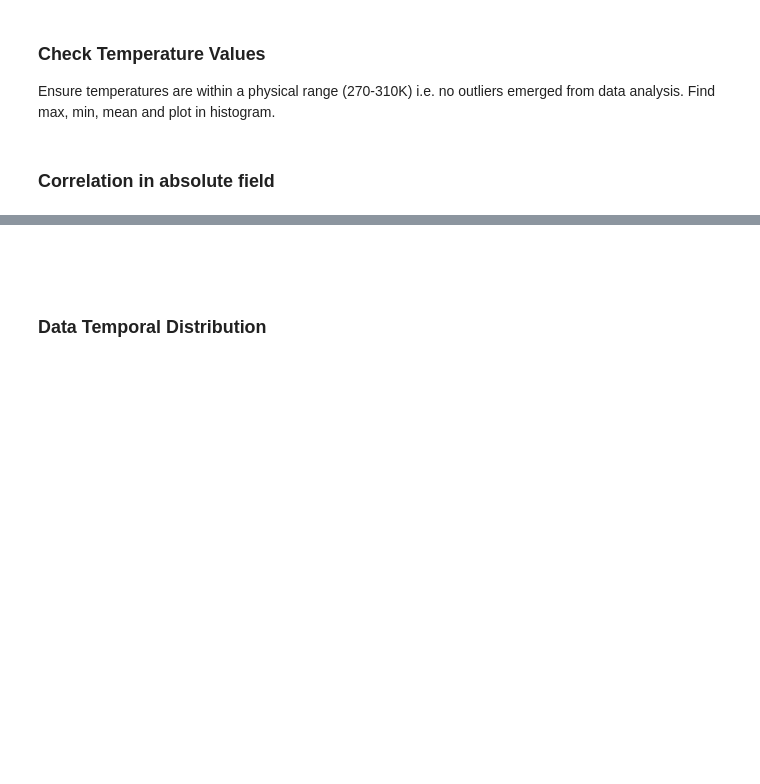
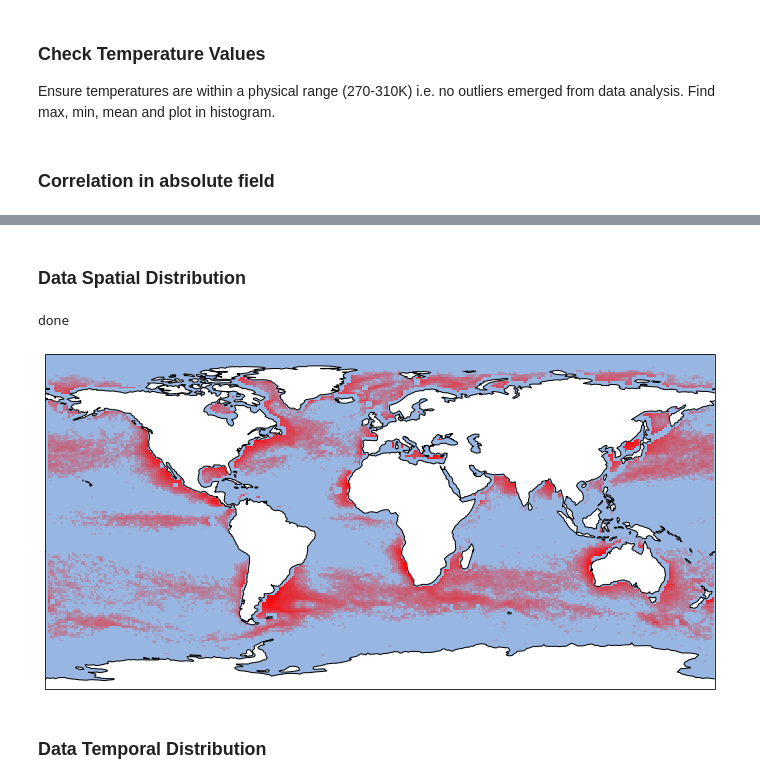
Before and after one commit to MEH04/sst_super_res, a Jupyter notebook: data_analysis.ipynb, the cells around one changed output, grey strips where cells are left out. Cells and saved outputs as stored; diff of their text form; code cells hidden in the pictures; blank space fills up the shorter version.

```diff
--- a/data_analysis.ipynb
+++ b/data_analysis.ipynb
@@ -94,8 +99,14 @@ plt.show()
-# %%
-gRsst_grad = xr.Dataset({
-    "x_grad": gRsst.differentiate('x'),
-    "y_grad": gRsst.differentiate('y')})
-sstL4_grad = xr.Dataset({
-    "x_grad": sstL4.differentiate('x'),
-    "y_grad": sstL4.differentiate('y')})
+# %%
+## Find grad corr
+grad_corr = []
+for file in file_list:
+    ds = xr.open_dataset(file)
+    gRsst_x_grad = ds.gRsst.differentiate('x')
+    gRsst_y_grad = ds.gRsst.differentiate('y')
+    gRsst_grad = (gRsst_x_grad**2 + gRsst_y_grad**2)**(1/2)
+    sstL4_x_grad = ds.sstL4.differentiate('x')
+    sstL4_y_grad = ds.sstL4.differentiate('y')
+    sstL4_grad = (sstL4_x_grad**2 + sstL4_y_grad**2)**(1/2)
+    grad_corr.append(xr.corr(sstL4_grad, gRsst_grad, dim={'x','y'}))
+grad_corr = xr.concat(grad_corr, dim='i')
 # %%
@@ -144,59 +174,63 @@ TypeError: Invalid shape (48,) for image data
 # %% [markdown]
-~~~Data Spatial Distribution
+### Data Spatial Distribution
 # %%
-ds_c = xr.Dataset({"y": ds.centre.sel(s=0),
-                "x": ds.centre.sel(s=1)})
-
-x_min = int(ds_c.x.min())
-x_max = int(ds_c.x.max())
-y_min = int(ds_c.y.min())
-y_max = int(ds_c.y.max())
+x_min = -180
+x_max = 180
+y_min = -90
+y_max = 90
 
 fig = plt.figure(figsize=(12,24))
 ax = fig.add_subplot(1, 1, 1, projection=ccrs.PlateCarree())
 ax.set_extent([x_min, x_max, y_min, y_max], crs=ccrs.PlateCarree())
 
-#ax.add_feature(cfeature.LAND)
 ax.add_feature(cfeature.OCEAN)
 ax.add_feature(cfeature.COASTLINE)
 
 colour = "#00FF0010"
 
 # record the number of scenes that fall into each (y,x) box
 counts = {}
 
 # track the maximum number of scenes in any bin
 max_count = 0
 
-# define the bin size in m
+# define the bin size in degrees
 sz=1
 
-n = ds_c.x.shape[0]
-for i in range(0,n):
+n = ds_sample.x.shape[0]
+for file in file_list:
+    ds = xr.open_dataset(file)
+    ds_c = xr.Dataset({"y": ds.centre.sel(s=0),
+                    "x": ds.centre.sel(s=1)}) # lat/lon of each tile centre
     eastings = ds_c.x
     northings = ds_c.y
+    n = eastings.shape[0]
 
-    # for each scene bin the x,y coordinates
-    grid_x_min = round(float(ds_c.x[i]+sz/2)/sz)*sz
-    grid_y_min = round(float(ds_c.y[i]+sz/2)/sz)*sz
+    for i in range(0,n):
+        # for each scene bin the x,y coordinates
+        grid_x_min = round(float(eastings[i]+sz/2)/sz)*sz
+        grid_y_min = round(float(northings[i]+sz/2)/sz)*sz
 
-    # update the count for this bin
-    if (grid_y_min,grid_x_min) not in counts:
-        counts[(grid_y_min,grid_x_min)] = 0
-    count = counts[(grid_y_min, grid_x_min)] + 1
-    if count > max_count:
-        max_count = count
-    counts[(grid_y_min,grid_x_min)] = count
-
+        # update the count for this bin
+        if (grid_y_min,grid_x_min) not in counts:
+            counts[(grid_y_min,grid_x_min)] = 0
+        count = counts[(grid_y_min, grid_x_min)] + 1
+        if count > max_count:
+            max_count = count
+        counts[(grid_y_min,grid_x_min)] = count
 # for each bin, plot a rectangle on the map
 for (y,x) in counts:
     count = counts[(y,x)]
     # define a red colour with transparency (alpha channel) based on the count
-    col = "#FF0000%02X"%(int(1+254*((np.log(count)/np.log(float(max_count))))))
+    col = "#FF0000%02X"%(int(255*(np.log(count)/np.log(max_count))))
     polygon = sgeom.Polygon(shell=[(x-sz/2,y-sz/2),(x-sz/2,y+sz/2),(x+sz/2,y+sz/2),(x+sz/2,y-sz/2)])
     ax.add_geometries([polygon], ccrs.PlateCarree(),facecolor=col)
+
 plt.savefig(plot_path + "spatial_distribution.png")
-plt.show()
+fig.show()
 print('done')
+# %% [output]
+done
+[figure, added]
 # %% [markdown]
 ### Data Temporal Distribution
```
Also changed, not shown: parts of 18 cells of this notebook, 6 other files.
